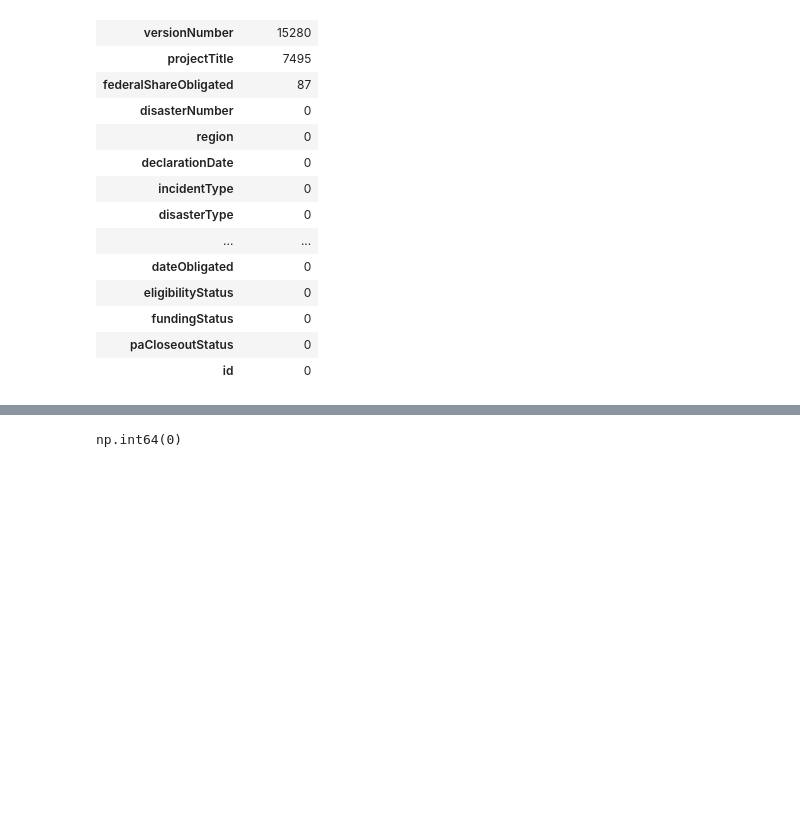
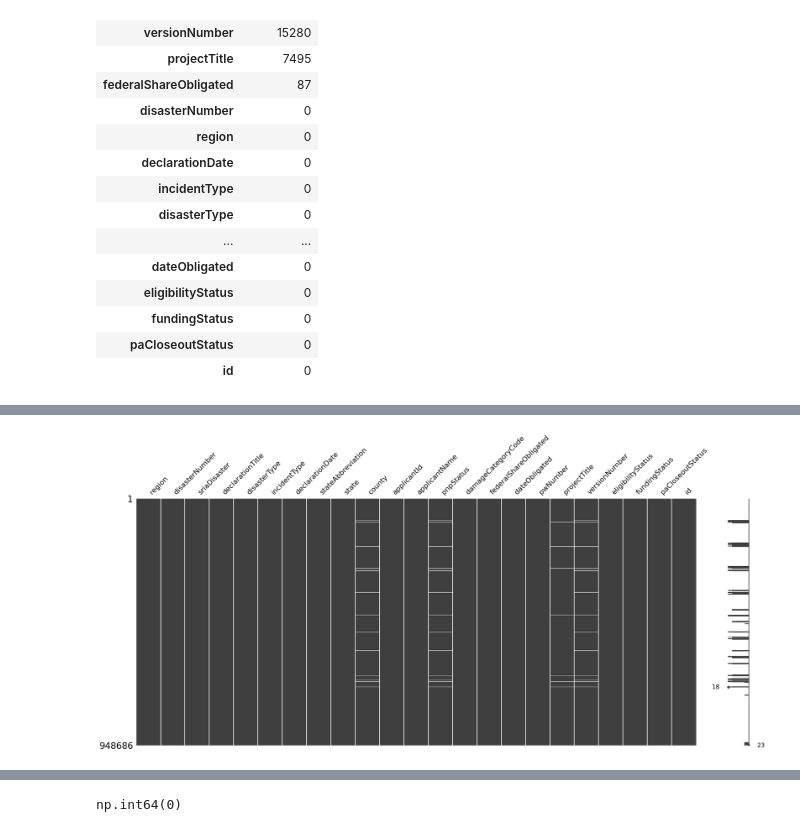
Before and after one commit to Aryan-Kaisth/Catastrophe_Risk_Estimation_Quantile_Based, a Jupyter notebook: notebooks/data_cleaning.ipynb, the cells around one changed output, grey strips where cells are left out. Drawn from its saved outputs; the diff is of its cells as text; code cells hidden in the pictures; blank space fills up the shorter version.

Commit message:
clean data: missing values analysis

```diff
--- a/notebooks/data_cleaning.ipynb
+++ b/notebooks/data_cleaning.ipynb
@@ -6,7 +8,7 @@ import matplotlib.pyplot as plt
 pd.set_option('display.max_columns', None)
 # %%
 def get_data():
-    return pd.read_csv(r'C:\Playground\Catastrophe Risk Estimation Using Quantile Modeling\data\PublicAssistanceGrantAwardActivities.csv')
+    return pd.read_csv(r'C:\Playground\Catastrophe Risk Estimation Using Quantile Modeling\data\raw\PublicAssistanceGrantAwardActivities.csv')
 # %%
 df = get_data()
 # %%
@@ -87,0 +106,9 @@ df.isna().sum().to_frame(name='Null values').sort_values(by='Null values' ,ascen
+# %%
+msno.matrix(
+    df=df,
+    label_rotation=45,
+    sparkline=True
+)
+plt.show()
+# %% [output]
+[figure, added]
```
Also changed, not shown: parts of 30 cells of this notebook.
